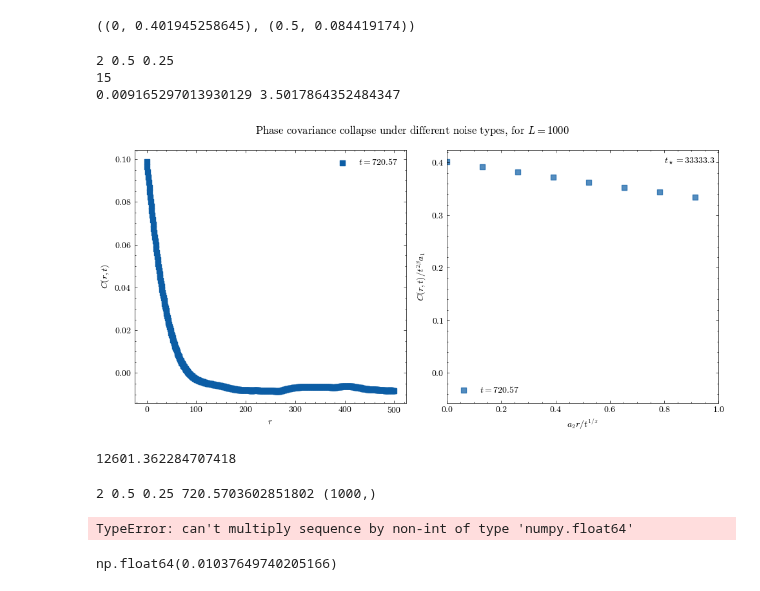
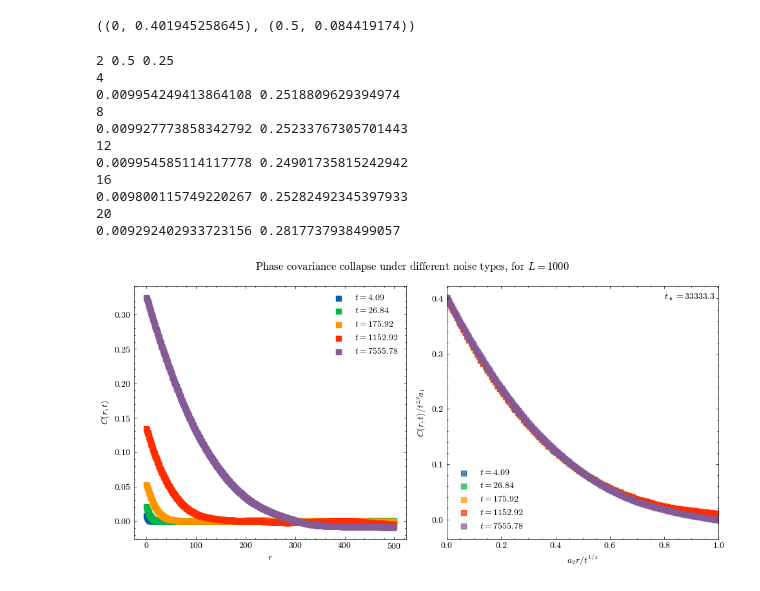
Before and after one commit to goznalo-git/RoughKuramoto, a Jupyter notebook: 5-Covariance.ipynb, the cells around one changed output. Cells and saved outputs as stored; diff of their text form; code cells hidden in the pictures.

```diff
--- a/5-Covariance.ipynb
+++ b/5-Covariance.ipynb
@@ -227,25 +238,24 @@ plt.plot(list(Airy_1.keys()), list(Airy_1.values()))
 ((0, 0.401945258645), (0.5, 0.084419174))
 # %%
 def covariance_constants(tti, C_Phi_t, beta, z, fun, x0=0.5):
-    """
-    Calculate the two "consntants" which are needed for the collapse of the covariance function,
-    depending on the current time and the calculated covariance function at the current time C_Phi_t,
-    adjusted to function fun = Airy_1 or Larkin.
-    """
+    a_1 = C_Phi_t[0] / (tti**(2*beta) * fun[0])
+    target = a_1 * tti**(2*beta) * fun[x0]
 
-    a_1 = C_Phi_t[0] / (tti**(2*beta) * fun[0])  # Airy_1 function
+    r_index = int(np.argmin(np.abs(C_Phi_t - target)))
+    r_other_index = r_index + 1 if target < C_Phi_t[r_index] else r_index - 1
 
-    r_index = np.argmin(np.abs(C_Phi_t - a_1*tti**(2*beta)*fun[x0]))
-    if fun[x0] < C_Phi_t[r_index]:
-        r_other_index = r_index + 1
+    # linear interpolation in r between (r_index, C[r_index]) and (r_other_index, C[r_other_index])
+    C0 = C_Phi_t[r_index]
+    C1 = C_Phi_t[r_other_index]
+    r0 = r_index
+    r1 = r_other_index
+
+    if C1 == C0:
+        r_intermediate = float(r0)
     else:
-        r_other_index = r_index - 1
+        r_intermediate = r0 + (target - C0) * (r1 - r0) / (C1 - C0)
 
-    slope = (r_index - r_other_index) / (C_Phi_t[r_index] - C_Phi_t[r_other_index])
-    r_intermediate = (a_1 * fun[x0] * tti**(2*beta) - C_Phi_t[r_index]) / slope + r_index
-
-    a_2 = r_intermediate / (tti**(1/z) * x0)
-
+    a_2 = (tti**(1/z)) * x0 / r_intermediate
     return a_1, a_2
 # %%
 fig, ax = plt.subplots(1,2, figsize=(10,5))
@@ -276,7 +286,6 @@ for _, row in sub.iterrows():
     mean_phasecovariance = row["mean_phasecovariance"]
     L = row["L"]
     K = row["K"]
-    M = row["M"]
 
     # Exponents
     z = z_dict[typenoise][delta_to_label[deltaname]]
@@ -285,60 +294,51 @@ for _, row in sub.iterrows():
 
     print(z, alpha, beta)
 
-    t_cross = tx[typenoise][delta_to_label[deltaname]] * L**(z_dict[typenoise][delta_to_label[deltaname]])
+    t_cross = tx[typenoise][delta_to_label[deltaname]] * L**z
 
-    for ti in range(len(t))[::15]:
+    for ti in range(len(t))[::4]:
 
         if t[ti] > 0 and t[ti] < t_cross:
 
             print(ti)
 
             rlen = mean_phasecovariance.shape[1] # we plot up to half of this since the system is periodic
             rrange = np.array(range(rlen))
 
             ax[0].scatter(rrange[:int(rlen/2)], mean_phasecovariance[ti,:int(rlen/2)], label=f"$t=${np.round(t[ti],2)}", marker=markerdict[L])
 
             a_1, a_2 = covariance_constants(t[ti], mean_phasecovariance[ti,:], beta, z, fun=Airy_1)
 
             print(a_1, a_2)
 
+            # a_1 = 1
+            # a_2 = 1
+
             # Collapse variables
             a2rt1z = rrange[:int(rlen/2)] * a_2 / t[ti]**(1/z)
             Ct2ba1 = mean_phasecovariance[ti,:int(rlen/2)] / (a_1 * t[ti]**(2*beta))
 
-            ax[1].scatter(a2rt1z, Ct2ba1, label=f"$t=${np.round(t[ti],2)}", marker=markerdict[L], alpha=0.7)
+            ax[1].scatter(a2rt1z, Ct2ba1, label=fr"$t=${np.round(t[ti],2)}", marker=markerdict[L], alpha=0.7)
 
-    ax[1].text(0.8, 0.95, f'$t_\star={np.round(t_cross,1)}$', fontsize=10, transform=ax[1].transAxes)
+    ax[1].text(0.8, 0.95, fr'$t_\star={np.round(t_cross,1)}$', fontsize=10, transform=ax[1].transAxes)
 
 ax[1].set_xlim(0,1)
 
 ax[0].legend()
 ax[1].legend()
 
 plt.tight_layout()
 plt.show()
 # %% [output]
 2 0.5 0.25
-15
-0.009165297013930129 3.5017864352484347
+4
+0.009954249413864108 0.2518809629394974
+8
+0.009927773858342792 0.25233767305701443
+12
+0.009954585114117778 0.24901735815242942
+16
+0.009800115749220267 0.25282492345397933
+20
+0.009292402933723156 0.2817737938499057
-[figure, old version]
+[figure, new version]
-# %%
-0.74*216*(700)**(2/3)
-# %% [output]
-12601.362284707418
-# %%
-tti = t[ti]
-C_Phi_t = mean_phasecovariance[ti,:]
-print(z, alpha, beta, tti, C_Phi_t.shape)
-# %% [output]
-2 0.5 0.25 720.5703602851802 (1000,)
-# %%
-a_1, a_2 = covariance_constants(tti, C_Phi_t, beta, z, fun="Airy_1")
-a_1, a_2
-# %% [output]
-TypeError: can't multiply sequence by non-int of type 'numpy.float64'
-# %%
-a_1 = C_Phi_t[0] / (tti**(2*beta) * airy(0)[0])
-a_1
-# %% [output]
-np.float64(0.01037649740205166)
```
Also changed, not shown: parts of 17 cells of this notebook, 5 other files.
